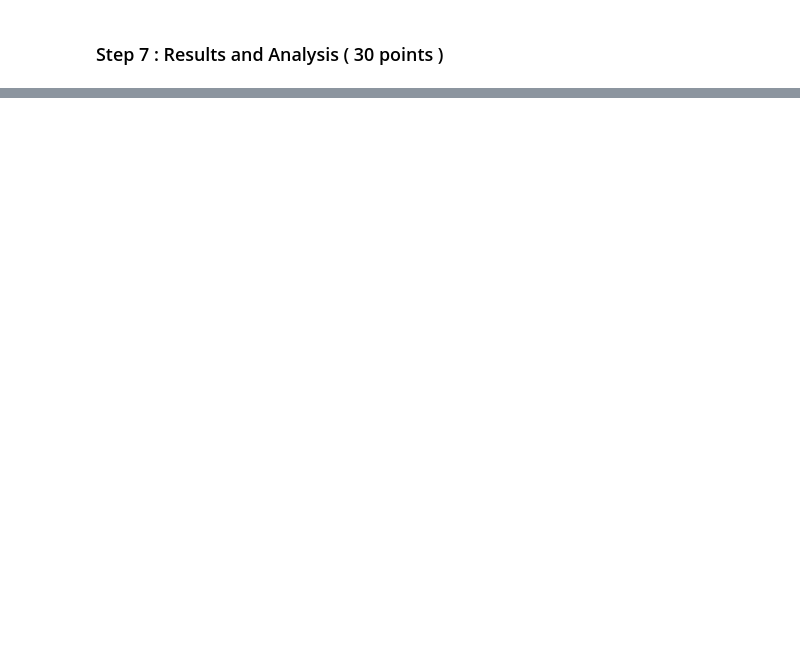
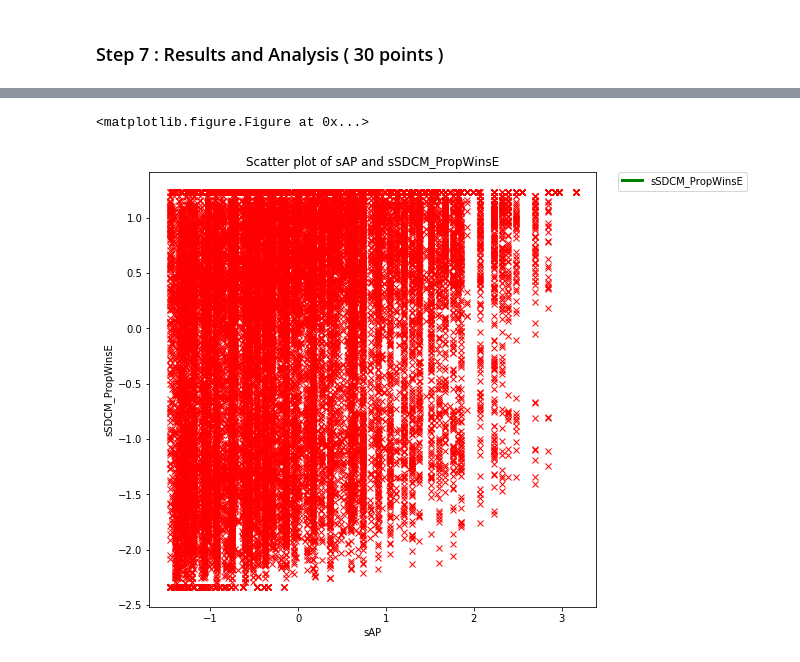
Before and after one commit to AndreiMariusSili/InformationRetrieval, a Jupyter notebook: homework-1/main-all-code.ipynb, the cells around one changed output, grey strips where cells are left out. Drawn from its saved outputs; the diff is of its cells as text; code cells hidden in the pictures; blank space fills up the shorter version.

Commit message:
correlation analysis

```diff
--- a/homework-1/main-all-code.ipynb
+++ b/homework-1/main-all-code.ipynb
@@ -689,0 +724,5 @@ analysis.sign_binomial_test('SDCM')
+# %%
+analysis.correlation_analysis(analysis.results['sAP'].values, 'sAP', analysis.results['sSDCM_PE'].values, 'sSDCM_PropWinsE')
+# %% [output]
+<matplotlib.figure.Figure at 0x...>
+[figure, added]
```
Also changed, not shown: parts of 8 cells of this notebook, 1 other file.
